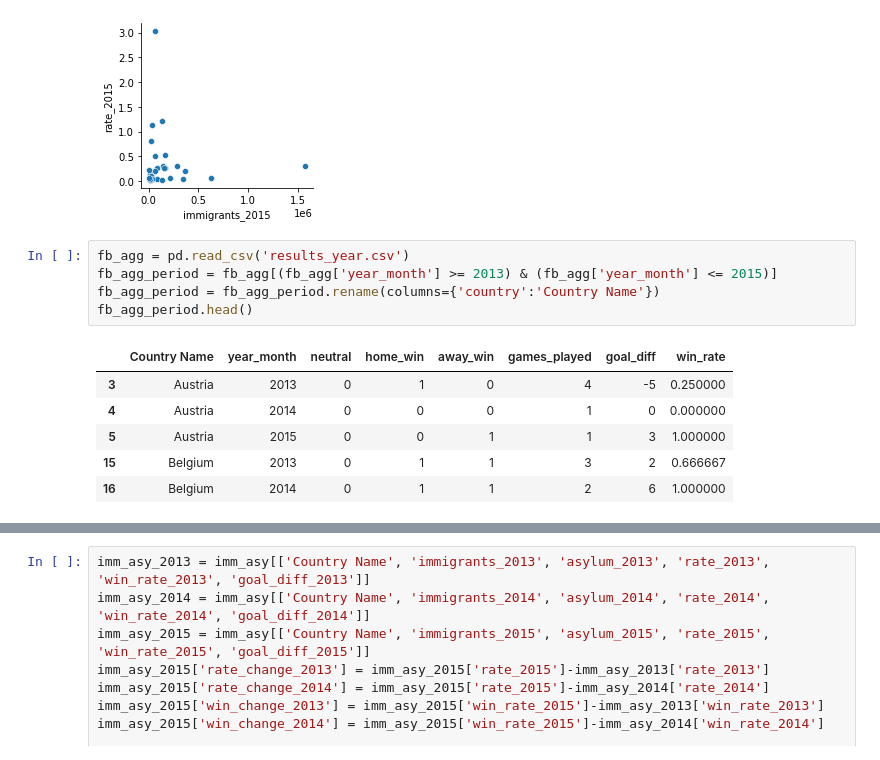
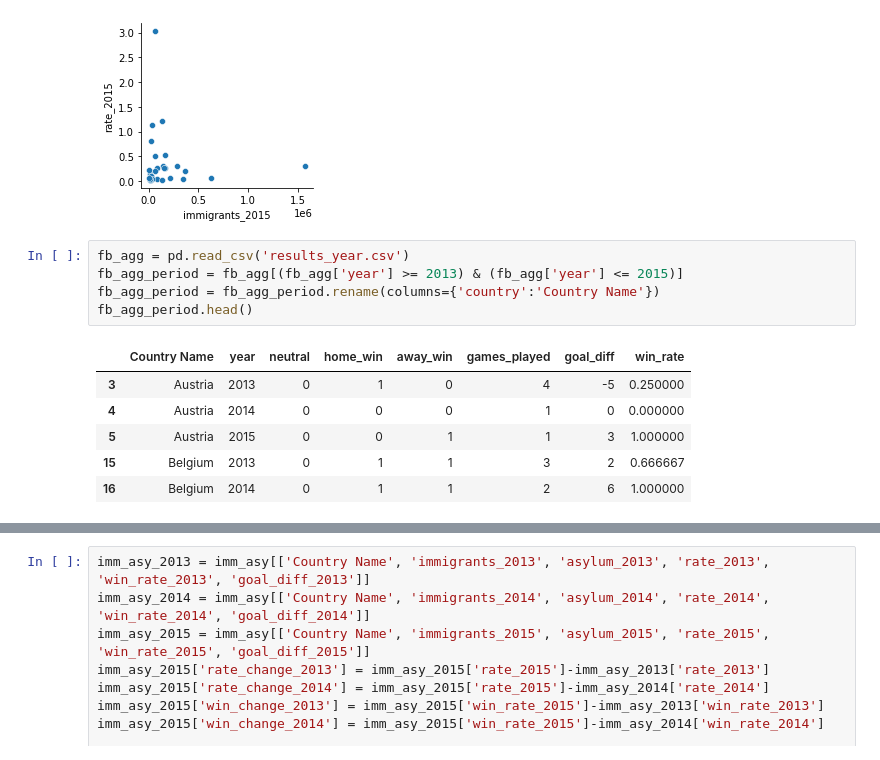
Before and after one commit to silva-nick/cs216-final, a Jupyter notebook: Cleaned Data and Immigration.ipynb, the cells around one changed output, grey strips where cells are left out. Drawn from its saved outputs; the diff is of its cells as text.

```diff
--- a/Cleaned Data and Immigration.ipynb
+++ b/Cleaned Data and Immigration.ipynb
@@ -153,11 +153,11 @@ sns.relplot(x='immigrants_2015', y='rate_2015', data=imm_asy,height=3)
 [figure]
 # %%
 fb_agg = pd.read_csv('results_year.csv')
-fb_agg_period = fb_agg[(fb_agg['year_month'] >= 2013) & (fb_agg['year_month'] <= 2015)]
+fb_agg_period = fb_agg[(fb_agg['year'] >= 2013) & (fb_agg['year'] <= 2015)]
 fb_agg_period = fb_agg_period.rename(columns={'country':'Country Name'})
 fb_agg_period.head()
 # %% [output]
-|  | Country Name | year_month | neutral | home_win | away_win | games_played | goal_diff | win_rate |
+|  | Country Name | year | neutral | home_win | away_win | games_played | goal_diff | win_rate |
 | 3 | Austria | 2013 | 0 | 1 | 0 | 4 | -5 | 0.250000 |
 | 4 | Austria | 2014 | 0 | 0 | 0 | 1 | 0 | 0.000000 |
 | 5 | Austria | 2015 | 0 | 0 | 1 | 1 | 3 | 1.000000 |
```
Also changed, not shown: parts of 1 cell of this notebook.
